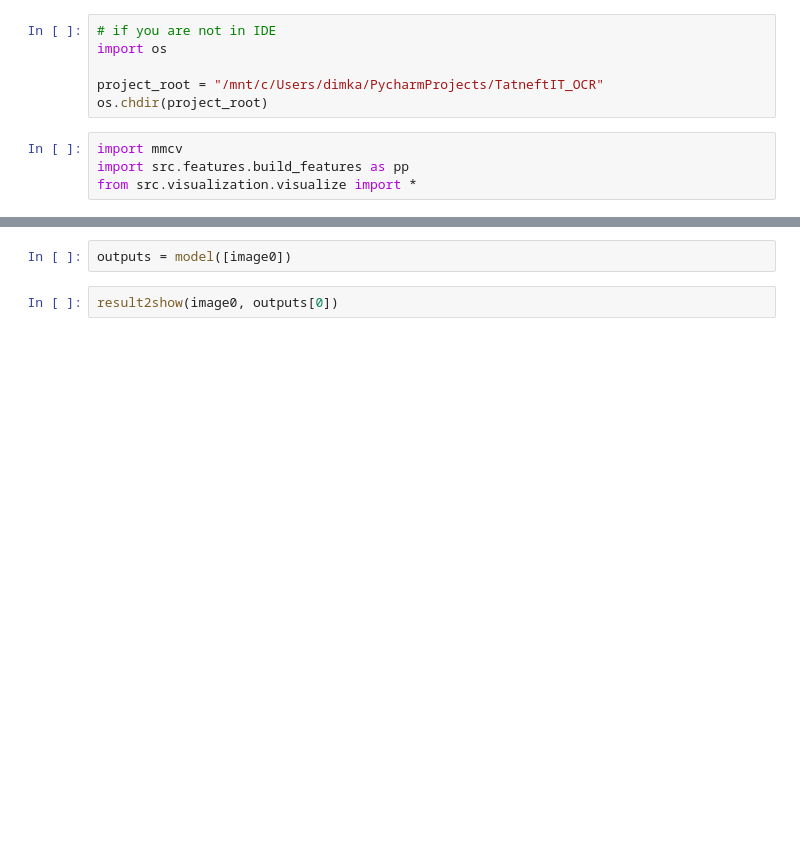
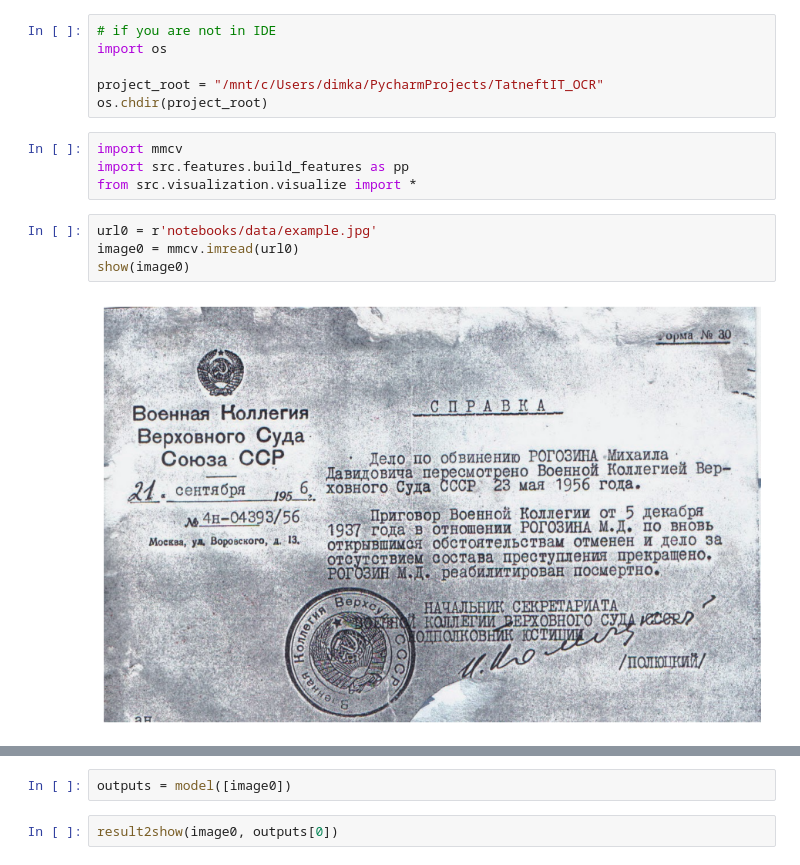
Before and after one commit to dimkablin/carrotOCR, a Jupyter notebook: notebooks/OCR_pytesseract.ipynb, the cells around one changed output, grey strips where cells are left out. Saved outputs shown, nothing was run; the diff lists cells and outputs as text; blank space fills up the shorter version.

```diff
--- a/notebooks/OCR_pytesseract.ipynb
+++ b/notebooks/OCR_pytesseract.ipynb
@@ -8,4 +8,10 @@ os.chdir(project_root)
 import mmcv
 import src.features.build_features as pp
 from src.visualization.visualize import *
+# %%
+url0 = r'notebooks/data/example.jpg'
+image0 = mmcv.imread(url0)
+show(image0)
+# %% [output]
+[figure, added]
 # %%
```
Also changed, not shown: parts of 4 cells of this notebook, 8 other files.
